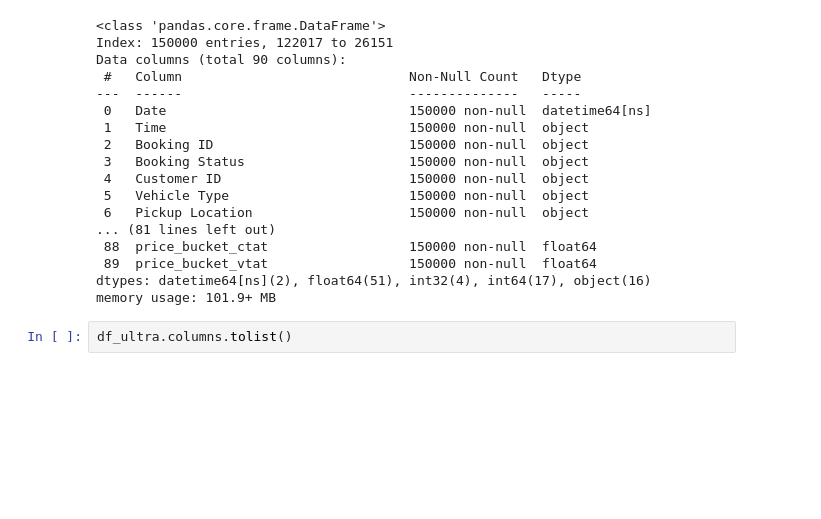
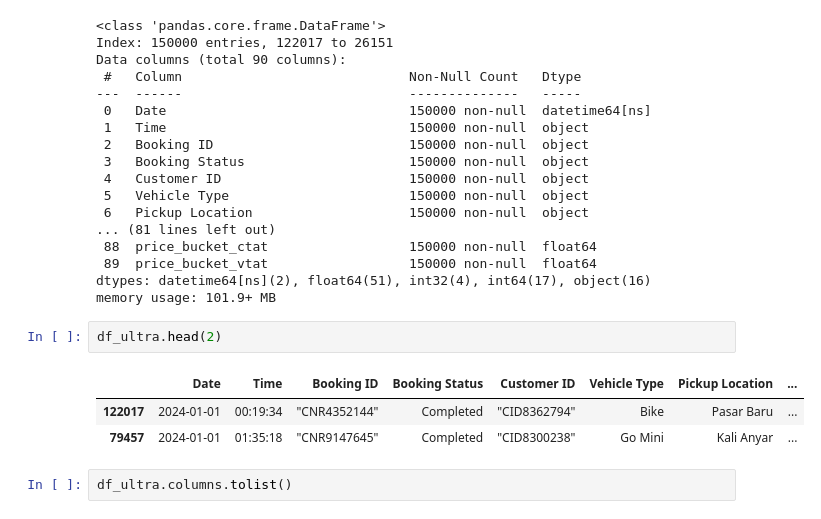
Before and after one commit to Mipjeiger/Taxi-trip-end-to-end-engineering, a Jupyter notebook: ml-engineer/notebooks/03_data_science_fix.ipynb, the cells around one changed output. Saved outputs shown, nothing was run; the diff lists cells and outputs as text; blank space fills up the shorter version.

```diff
--- a/ml-engineer/notebooks/03_data_science_fix.ipynb
+++ b/ml-engineer/notebooks/03_data_science_fix.ipynb
@@ -1219,6 +1219,12 @@ Data columns (total 90 columns):
  89  price_bucket_vtat                  150000 non-null  float64
 dtypes: datetime64[ns](2), float64(51), int32(4), int64(17), object(16)
 memory usage: 101.9+ MB
+# %%
+df_ultra.head(2)
+# %% [output]
+|  | Date | Time | Booking ID | Booking Status | Customer ID | Vehicle Type | Pickup Location | ... |
+| 122017 | 2024-01-01 | 00:19:34 | "CNR4352144" | Completed | "CID8362794" | Bike | Pasar Baru | ... |
+| 79457 | 2024-01-01 | 01:35:18 | "CNR9147645" | Completed | "CID8300238" | Go Mini | Kali Anyar | ... |
 # %%
 df_ultra.columns.tolist()
 # %% [output]
```
Also changed, not shown: parts of 2 cells of this notebook, 5 other files.
